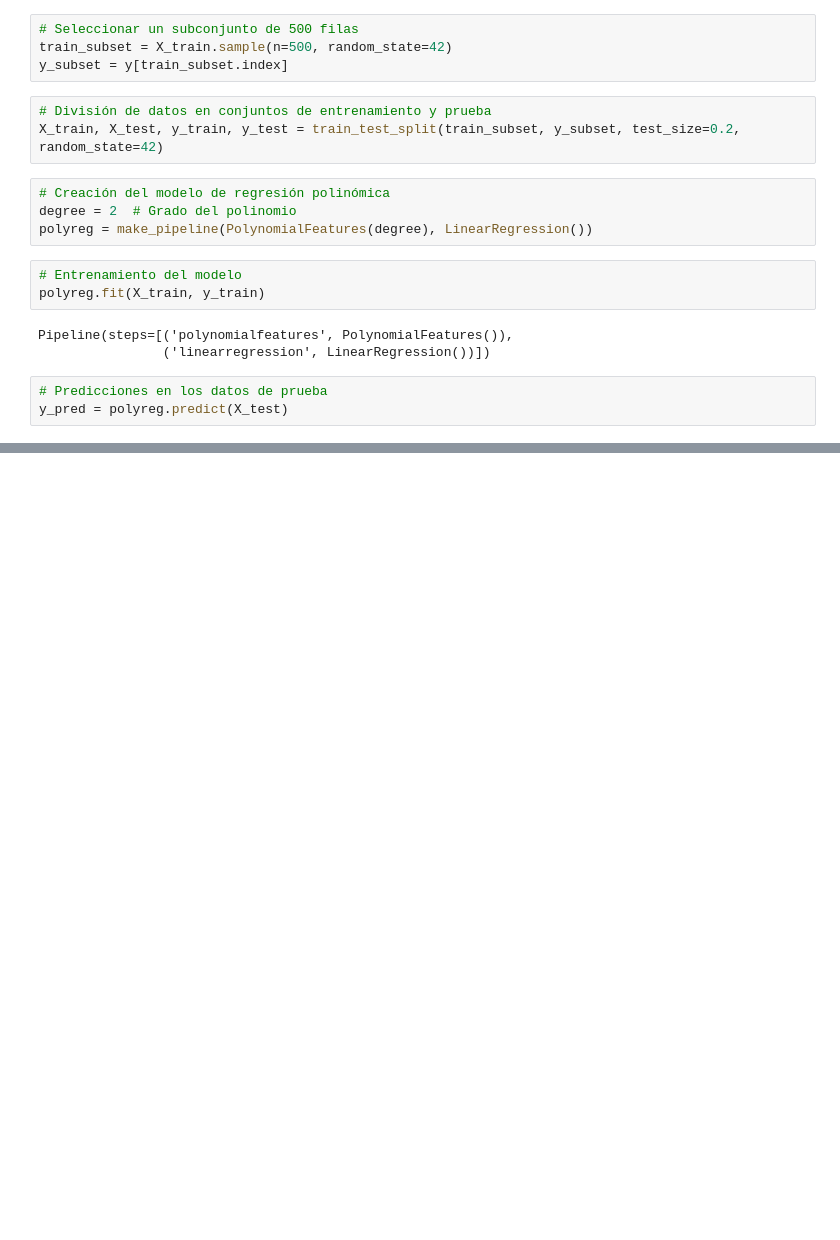
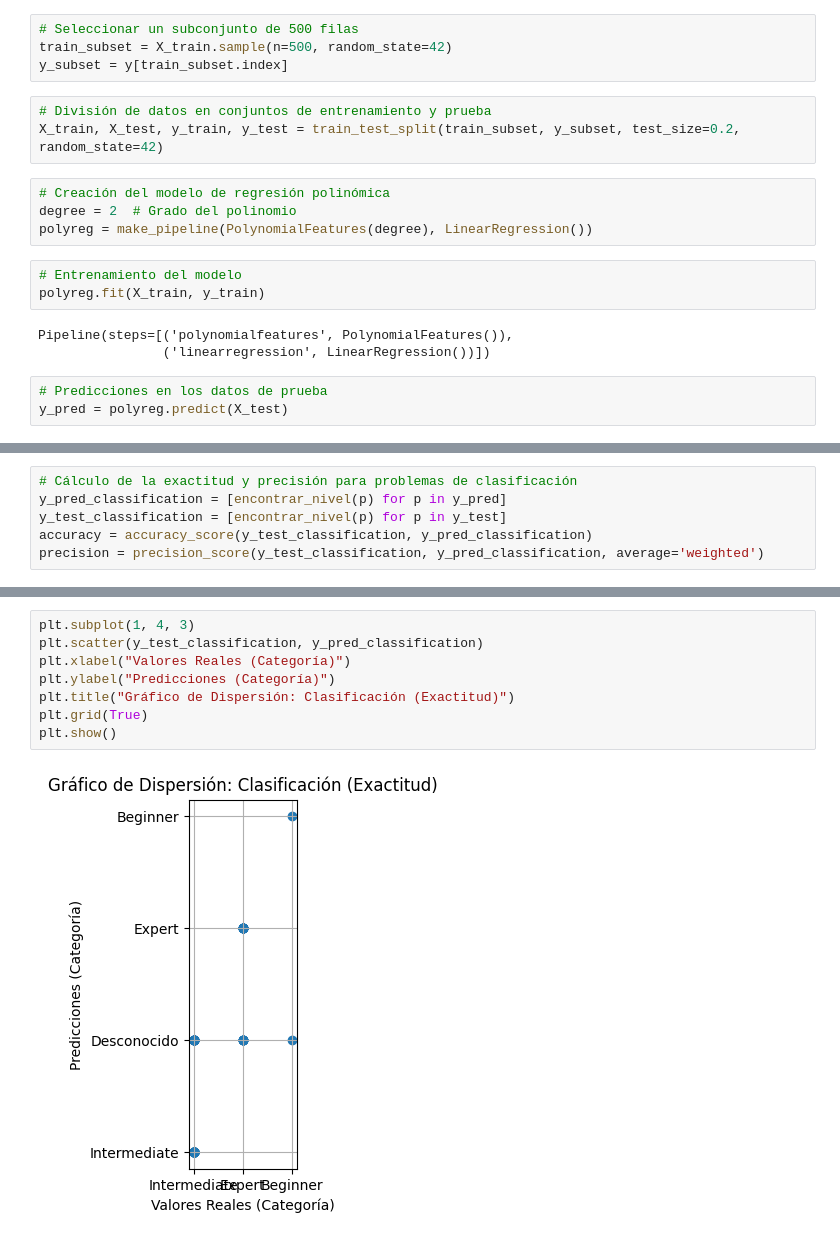
Before and after one commit to SilverFoxMedia-Tesis/IA_01, a Jupyter notebook: Algoritmo_de_Regresión_Polinomial.ipynb, the cells around one changed output, grey strips where cells are left out. Cells and saved outputs as stored; diff of their text form; blank space fills up the shorter version.

```diff
--- a/Algoritmo_de_Regresión_Polinomial.ipynb
+++ b/Algoritmo_de_Regresión_Polinomial.ipynb
@@ -101,0 +128,6 @@ Mean Squared Error: 1.8258185651340318e-29
+# %%
+# Cálculo de la exactitud y precisión para problemas de clasificación
+y_pred_classification = [encontrar_nivel(p) for p in y_pred]
+y_test_classification = [encontrar_nivel(p) for p in y_test]
+accuracy = accuracy_score(y_test_classification, y_pred_classification)
+precision = precision_score(y_test_classification, y_pred_classification, average='weighted')
@@ -112,0 +180,10 @@ plt.show()
+# %%
+plt.subplot(1, 4, 3)
+plt.scatter(y_test_classification, y_pred_classification)
+plt.xlabel("Valores Reales (Categoría)")
+plt.ylabel("Predicciones (Categoría)")
+plt.title("Gráfico de Dispersión: Clasificación (Exactitud)")
+plt.grid(True)
+plt.show()
+# %% [output]
+[figure, added]
```
Also changed, not shown: parts of 11 cells of this notebook.
